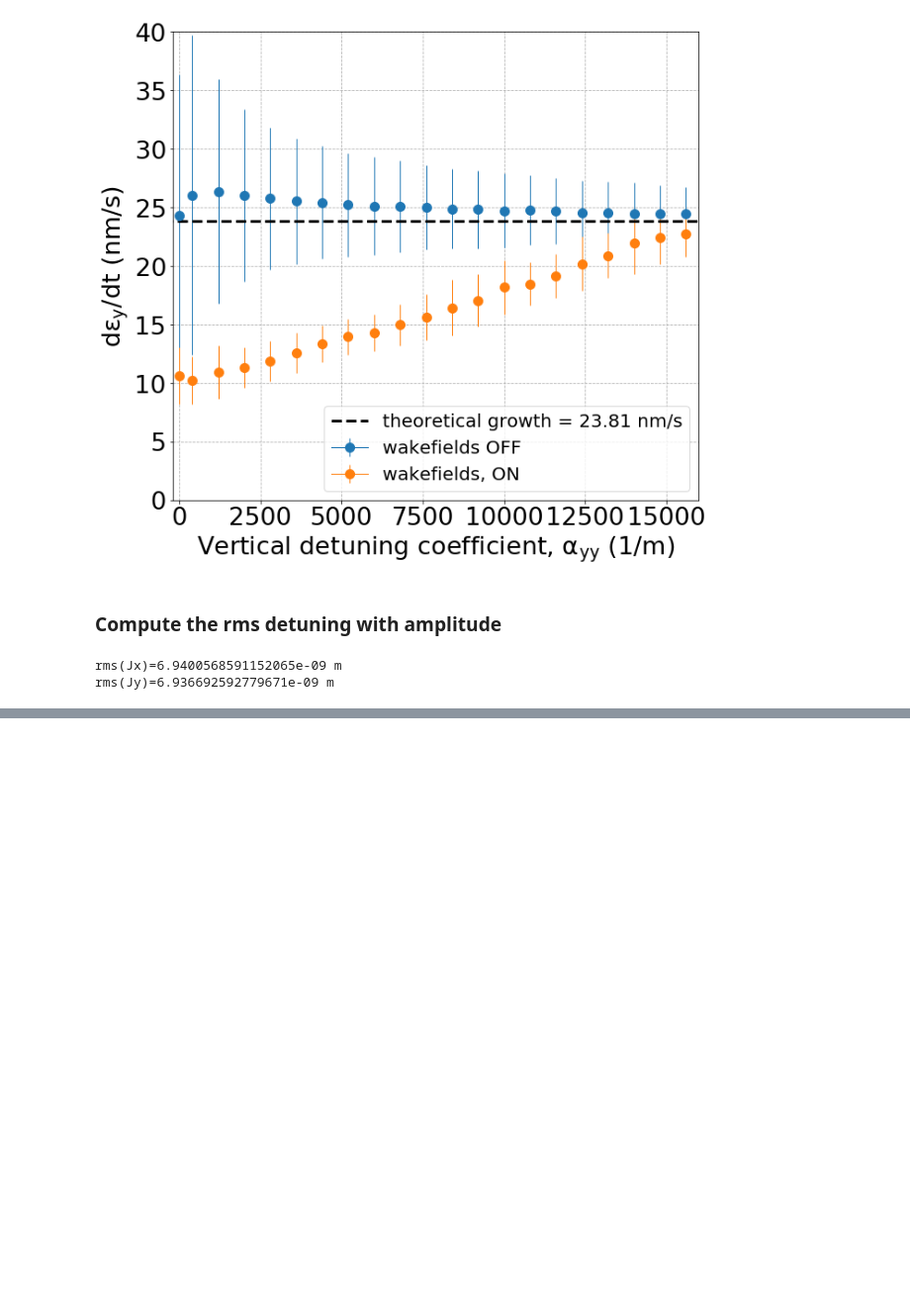
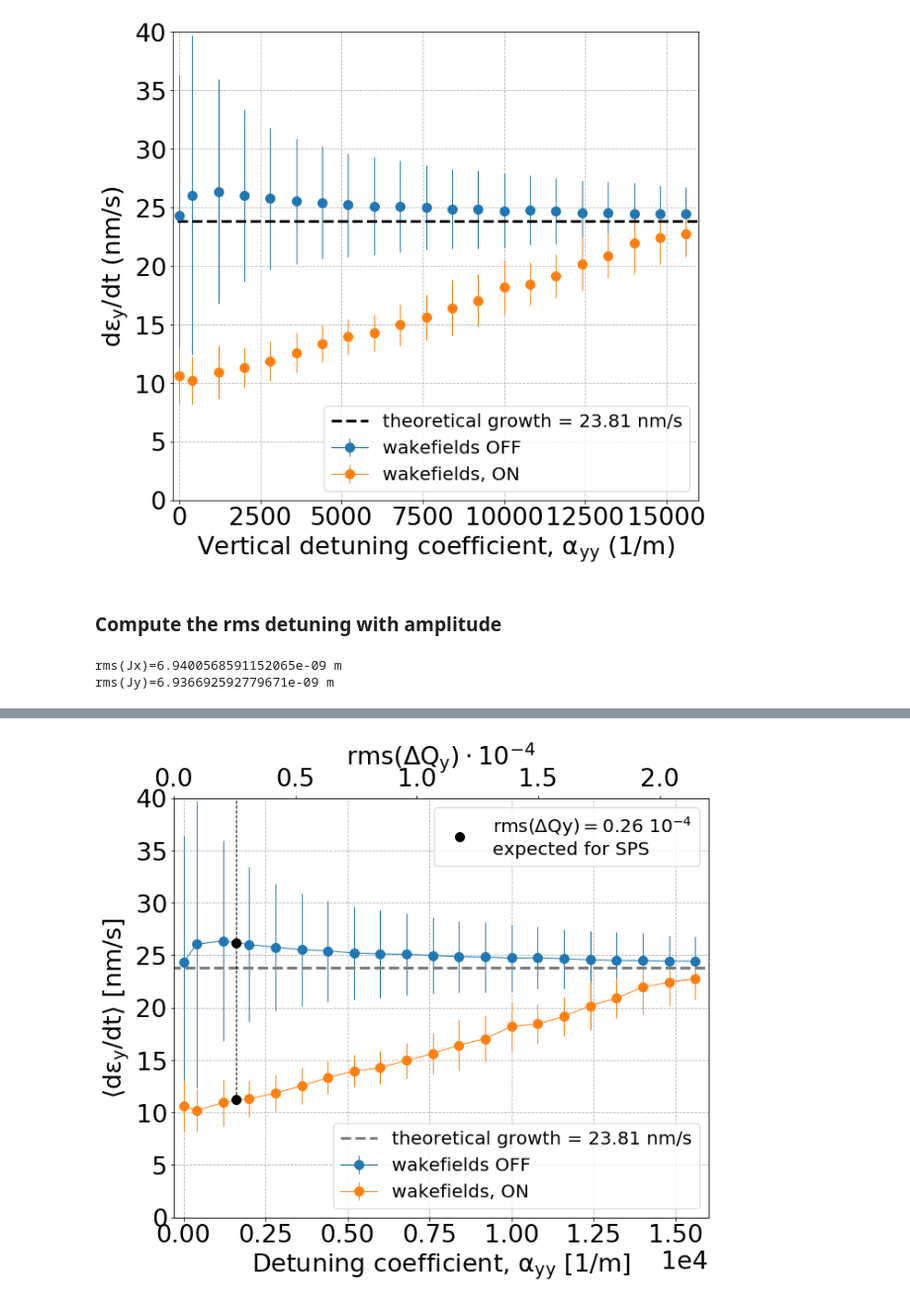
Before and after one commit to natriant/cc_rf_noise_pyheadtail, a Jupyter notebook: post_process_analysis/studies_with_sets_of_kicks/job003b_plot_loadFromPickles_dey_scanOverAyy.ipynb, the cells around one changed output, grey strips where cells are left out. Shown: that part at 99% size. Saved outputs shown, nothing was run; the diff lists cells and outputs as text; code cells hidden in the pictures; blank space fills up the shorter version.

```diff
--- a/post_process_analysis/studies_with_sets_of_kicks/job003b_plot_loadFromPickles_dey_scanOverAyy.ipynb
+++ b/post_process_analysis/studies_with_sets_of_kicks/job003b_plot_loadFromPickles_dey_scanOverAyy.ipynb
@@ -358,0 +337,11 @@ print(test_2)
+# %%
+#axy_sps = -1484.124066 # for Qpx=Qpy=0
+#ayy_sps = 1082.073444 # for Qpx=Qpy=0
+#axy_sps = -1497.189826 # for Qpx=Qpy=0.5
+#ayy_sps = 1081.203394 # for Qpx=Qpy=0.5
+
+axy_sps = -1510.465536 # for Qpx=Qpy=1
+ayy_sps = 1080.331794 # for Qpx=Qpy=1
+# %%
+Dqy_rms_sps = rms_amplitude_detuning_y(Jy_init, Jx_init, ayy_sps, axy_sps)
+print(Dqy_rms_sps)
@@ -358,0 +350,69 @@ print(test_2)
+# %%
+fig, ax = plt.subplots(1,1)
+
+ax2 = ax.twiny()
+
+points_wakes = []
+points_no_wakes = []
+
+for i, key in enumerate(my_df_keys):
+
+    if i ==0:
+        my_label_1 = 'wakefields OFF'
+        my_label_2 = 'wakefields, ON'
+    else:
+        my_label_1 = my_label_2 = ''
+
+    # errors for study 1
+    systematic_error_1 = np.std(my_df_1[my_df_keys[i]]['m'])
+    statistical_error_1 = np.sqrt(np.mean(np.array(my_df_1[my_df_keys[i]]['err'])**2))
+    total_error_1 = np.sqrt(systematic_error_1**2+statistical_error_1**2)
+
+    # errors for study 2
+    systematic_error_2 = np.std(my_df_2[my_df_keys[i]]['m'])
+    statistical_error_2 = np.sqrt(np.mean(np.array(my_df_2[my_df_keys[i]]['err'])**2))
+    total_error_2 = np.sqrt(systematic_error_2**2+statistical_error_2**2)
+
+
+    ax.errorbar(my_variables[i], np.mean(my_df_1[my_df_keys[i]]['m'])*1e9, yerr=total_error_1*1e9, marker='o',  c='C0', label=my_label_1)
+    ax.errorbar(my_variables[i], np.mean(my_df_2[my_df_keys[i]]['m'])*1e9, yerr=total_error_2*1e9, marker='o',  c='C1', label=my_label_2)
+
+    points_no_wakes.append(np.mean(my_df_1[my_df_keys[i]]['m'])*1e9)
+    points_wakes.append(np.mean(my_df_2[my_df_keys[i]]['m'])*1e9)
+
+
+    ax2.plot(np.array(Dqy_rms[i])*1e4, np.mean(my_df_1[my_df_keys[i]]['m'])*1e9, linestyle='')
+
+
+ax.hlines(expected_growth*1e9, -400, 17000, linestyles='dashed', linewidth=3, color='grey', label=f'theoretical growth = {expected_growth*1e9:.2f} nm/s')
+
+ax.plot(my_variables, points_no_wakes)
+ax.plot(my_variables, points_wakes)
+
+# Plot SPS tune spread from MAD-X
+ax2.plot(Dqy_rms_sps*1e4, 26.2, 'o', c='k', label=r'$\mathrm{rms(\Delta Qy)}=$'+f'{Dqy_rms_sps*1e4:.2f} '+r'$\mathrm{10^{-4}}$'+'\nexpected for SPS')
+ax2.plot(Dqy_rms_sps*1e4, 11.2, 'o', c='k')
+ax2.vlines(Dqy_rms_sps*1e4, 11.2, 40, ls='dashed')
+
+ax.legend(loc=4)
+ax2.legend(loc=1)
+
+ax2.set_xlim(0, 2.2)
+ax.set_xlim(-300, 16000)
+ax.set_ylim(0, 40)
+ax.grid(linestyle='dashed')
+
+ax.set_ylabel(r'$\mathrm{\langle d\epsilon_y / dt \rangle \ [nm/s]}$')
+ax.set_xlabel('Detuning coefficient, '+r'$\mathrm{\alpha_{yy} \ [1/m]}$')
+ax.ticklabel_format(axis='x', style='sci', scilimits=(4,4))
+
+
+ax2.set_xlabel(r'$\mathrm{rms(\Delta Q_y) \cdot 10^{-4}}$')
+
+plt.tight_layout()
+
+savefig = False
+if savefig:
+    plt.savefig(f'./output/{study_name}_vs_TuneSpread_.expectedSPS.png', bbox_inches='tight')
+# %% [output]
+[figure, added]
```
Also changed, not shown: parts of 9 cells of this notebook, 1 other file.
